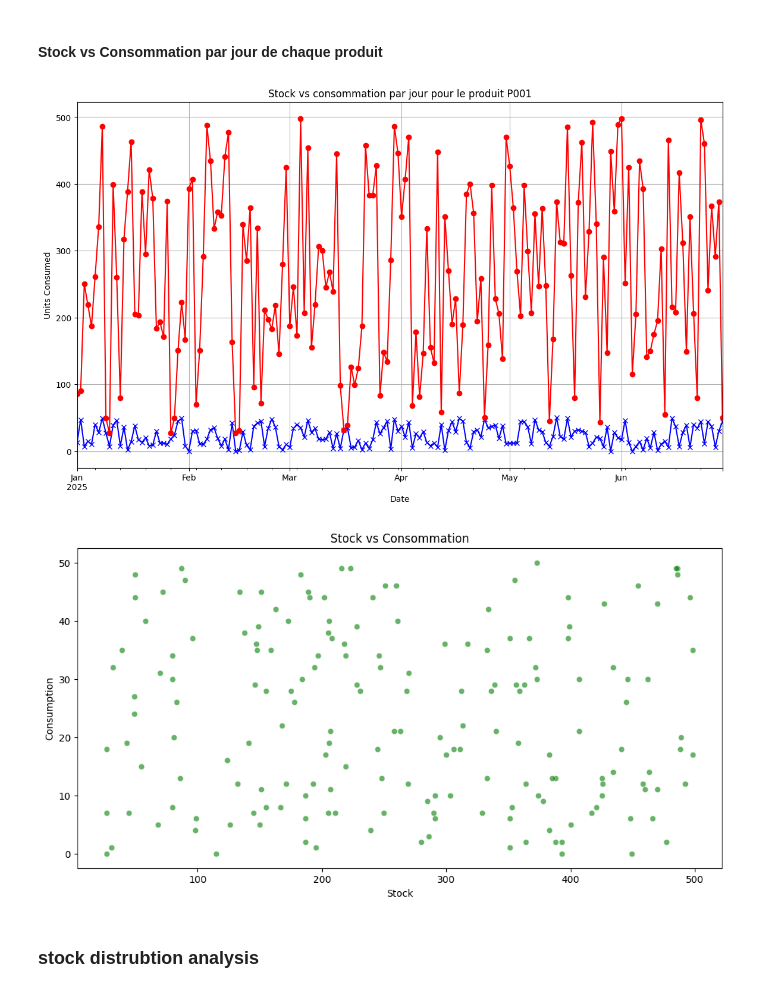
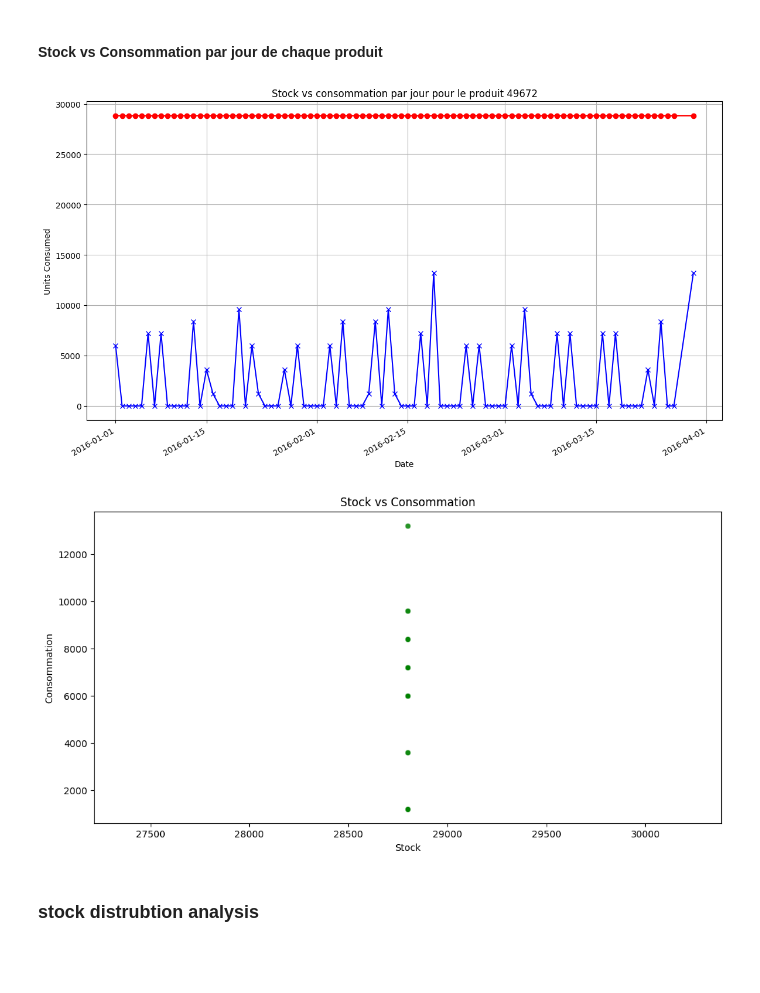
Before and after one commit to 3zden/Stock-out-prediction, a Jupyter notebook: Modeling Phase/EDA.ipynb, the cells around one changed output. Drawn from its saved outputs; the diff is of its cells as text; code cells hidden in the pictures; blank space fills up the shorter version.

```diff
--- a/Modeling Phase/EDA.ipynb
+++ b/Modeling Phase/EDA.ipynb
@@ -18,6 +19,5 @@ c:\Projects\Delis Project\Data
 ### Data Importation
 # %%
 # Load and prepare data
-data = pd.read_csv('stock_dataset1.csv', parse_dates=['Jour'])
-data.rename(columns={'Jour': 'Date', 'Consommation': 'Consumption',
-                  'Reapprovisionnement': 'Replenishment'}, inplace=True)
+data1 = pd.read_csv('data1.csv',  names=['Product', 'Category','Unit price','Date','Stock','Consommation'])
+data1.head()
@@ -23,0 +31,17 @@ data.rename(columns={'Jour': 'Date', 'Consommation': 'Consumption',
+# %%
+
+split_data = data1['Product'].str.split('\t', expand=True)
+data = pd.DataFrame({
+    'Product_id': split_data[0],
+    'Category': split_data[1],
+    'Unit price': split_data[2],
+    'Date': split_data[3],
+    'Stock': split_data[4],
+    'Consommation': split_data[5]
+})
+data = data.drop(0)
+data['Product_id']= pd.to_numeric(data['Product_id'])
+data['Date']= pd.to_datetime(data['Date'])
+data['Stock']= pd.to_numeric(data['Stock'])
+data['Unit price'] = pd.to_numeric(data['Unit price'])
+data['Consommation']= pd.to_numeric(data['Consommation'])
@@ -103,22 +131,22 @@ plt.show()
 #### Stock vs Consommation par jour de chaque produit
 # %%
 # cpjcp est une fonction qui permet de visualiser la consommation par jour de chaque produit
-def cpjcp(Product_ID):
+def cpjcp(Product_id):
     plt.figure(figsize=(14, 8))
-    data[Product_ID == data['Product_ID']].groupby('Date')['Consumption'].sum().plot( color='blue', marker='x')
-    data[Product_ID == data['Product_ID']].groupby('Date')['Stock'].sum().plot(title=f'Stock vs consommation par jour pour le produit {Product_ID}', color='Red', marker='o')
+    data[Product_id == data['Product_id']].groupby('Date')['Consommation'].sum().plot( color='blue', marker='x')
+    data[Product_id == data['Product_id']].groupby('Date')['Stock'].sum().plot(title=f'Stock vs consommation par jour pour le produit {Product_id}', color='Red', marker='o')
     plt.ylabel('Units Consumed')
     plt.grid(True)
     plt.show()
     plt.figure(figsize=(12, 6))
-    sns.scatterplot(x='Stock', y='Consumption', data=data[data['Product_ID'] == Product_ID], alpha=0.6, color='green')
+    sns.scatterplot(x='Stock', y='Consommation', data=data[data['Product_id'] == Product_id], alpha=0.6, color='green')
     plt.title('Stock vs Consommation')
     plt.show()
 
-cpjcp('P001')
+cpjcp(49672)
 # %% [output]
-[figure, old version]
+[figure, new version]
-[figure, old version]
+[figure, new version]
 # %% [markdown]
 ### stock distrubtion analysis
 # %%
```
Also changed, not shown: parts of 17 cells of this notebook, 5 other files.
